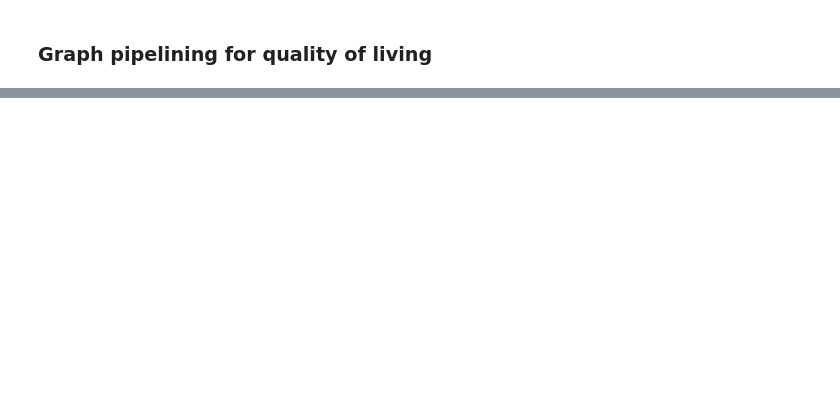
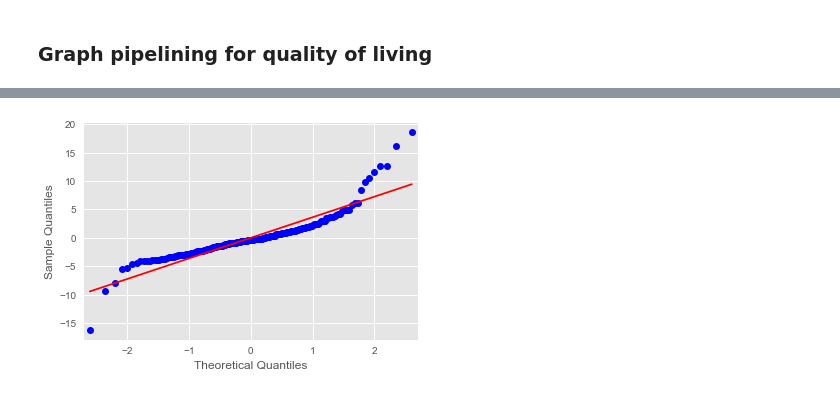
Before and after one commit to andrewyu0/DS-SF-38-detached, a Jupyter notebook: final-project/smart-cities/smart-cities-final-project.ipynb, the cells around one changed output, grey strips where cells are left out. Cells and saved outputs as stored; diff of their text form; code cells hidden in the pictures; blank space fills up the shorter version.

```diff
--- a/final-project/smart-cities/smart-cities-final-project.ipynb
+++ b/final-project/smart-cities/smart-cities-final-project.ipynb
@@ -128,0 +248,5 @@ plt.show()
+# %%
+sm.qqplot(model.resid, line='s')
+pass
+# %% [output]
+[figure, added]
```
Also changed, not shown: parts of 25 cells of this notebook.
